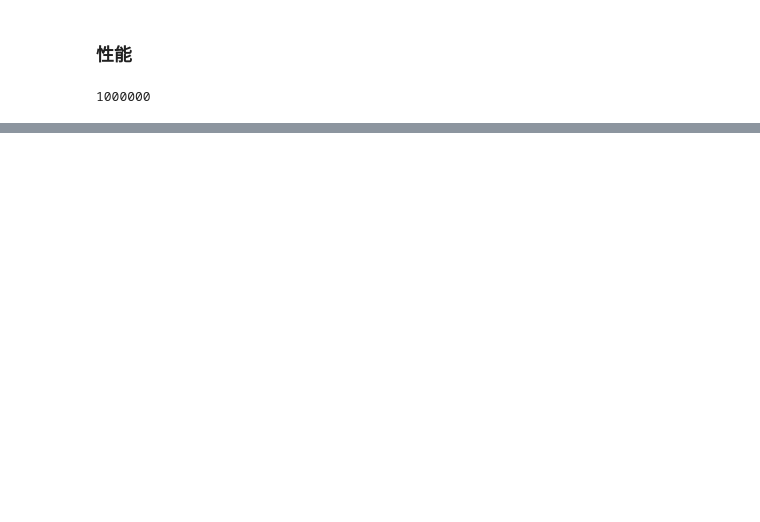
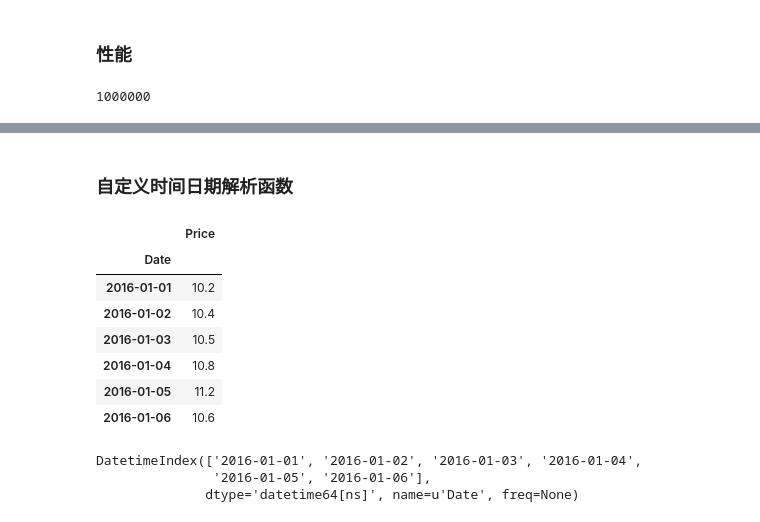
Before and after one commit to kamidox/pandas_tutor, a Jupyter notebook: 11.pandas_datetime.ipynb, the cells around one changed output, grey strips where cells are left out. Saved outputs shown, nothing was run; the diff lists cells and outputs as text; code cells hidden in the pictures; blank space fills up the shorter version.

Commit message:
datetime part II

```diff
--- a/11.pandas_datetime.ipynb
+++ b/11.pandas_datetime.ipynb
@@ -568,0 +670,25 @@ ts.resample('D', how='ohlc')
+# %% [markdown]
+### 自定义时间日期解析函数
+# %%
+def date_parser(s):
+    s = '2016/' + s
+    d = datetime.strptime(s, '%Y/%m/%d')
+    return d
+
+df = pd.read_csv('data/custom_date.csv', parse_dates=True, index_col='Date', date_parser=date_parser)
+df
+# %% [output]
+|  | Price |
+| Date |  |
+| 2016-01-01 | 10.2 |
+| 2016-01-02 | 10.4 |
+| 2016-01-03 | 10.5 |
+| 2016-01-04 | 10.8 |
+| 2016-01-05 | 11.2 |
+| 2016-01-06 | 10.6 |
+# %%
+df.index
+# %% [output]
+DatetimeIndex(['2016-01-01', '2016-01-02', '2016-01-03', '2016-01-04',
+               '2016-01-05', '2016-01-06'],
+              dtype='datetime64[ns]', name=u'Date', freq=None)
```
Also changed, not shown: parts of 32 cells of this notebook, 2 other files.
